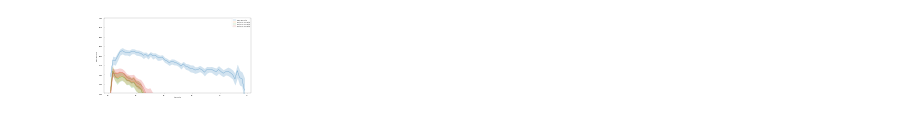
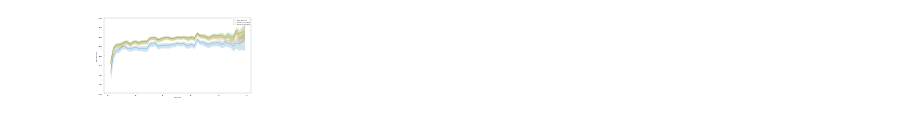
Before and after one commit to HuangMJJJJJ/wyc, a Jupyter notebook: Untitled-1.ipynb, the cells around one changed output. Drawn from its saved outputs; the diff is of its cells as text; code cells hidden in the pictures.

```diff
--- a/Untitled-1.ipynb
+++ b/Untitled-1.ipynb
@@ -4,32 +4,33 @@ import matplotlib.pyplot as plt
 import seaborn as sns
 # %%
 plt.figure(figsize=(19, 10), dpi=10)
-df = pd.read_csv("wine_result_constRangeNum_mat_w2sim.csv")
+df = pd.read_csv("./output/result_constRangeNum_mat_w2sim.csv")
 ax = sns.lineplot(
     x="train ratio",
     y="base acc ratio",
     data=df,
 )
 ax = sns.lineplot(
     x="train ratio",
     y="methon1 acc ratio",
     data=df,
 )
-ax = sns.lineplot(
-    x="train ratio",
-    y="methon2 acc ratio",
-    data=df,
-)
+# ax = sns.lineplot(
+#     x="train ratio",
+#     y="methon2 acc ratio",
+#     data=df,
+# )
 ax = sns.lineplot(
     x="train ratio",
     y="methon3 acc ratio",
     data=df,
 )
 ax.legend(
-    ["base acc ratio", "methon1 acc ratio", "methon2 acc ratio", "methon3 acc ratio"]
+    # ["base acc ratio", "methon1 acc ratio", "methon2 acc ratio", "methon3 acc ratio"]
+    ["base acc ratio", "methon1 acc ratio", "methon2 acc ratio"]
 )
-ax.set_ylim(0, 1)
+ax.set_ylim(0.8, 1)
 # plt.legend()
 plt.show()
 # %% [output]
-[figure, old version]
+[figure, new version]
```
Also changed, not shown: 7 other files.
